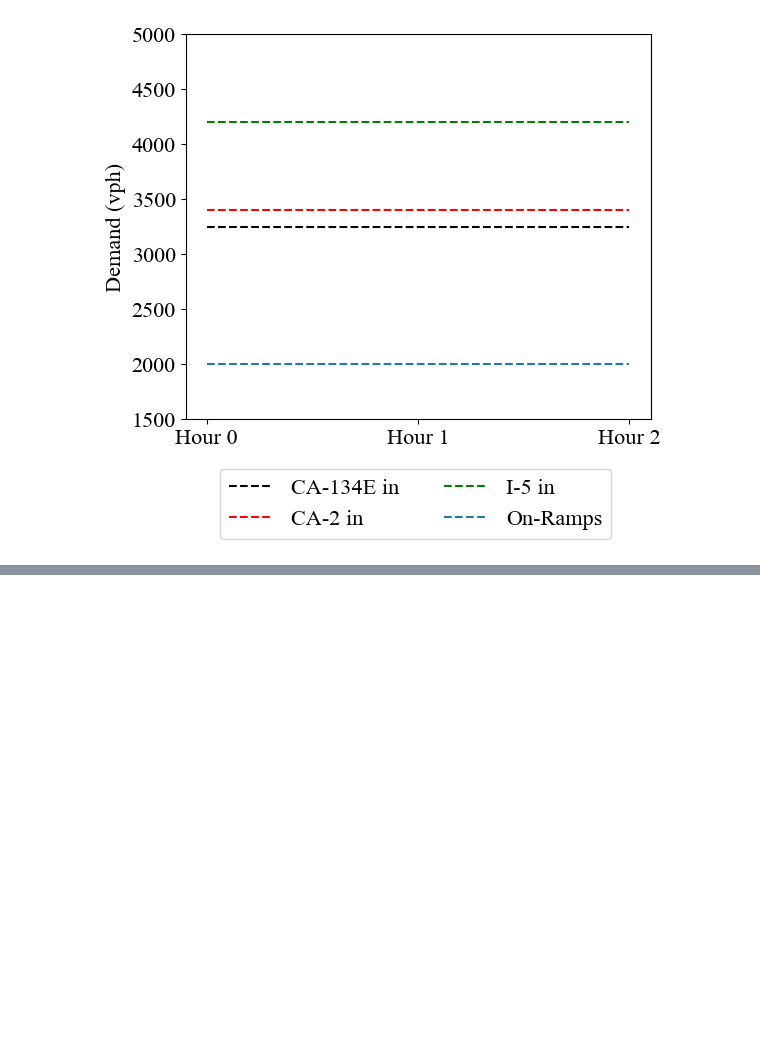
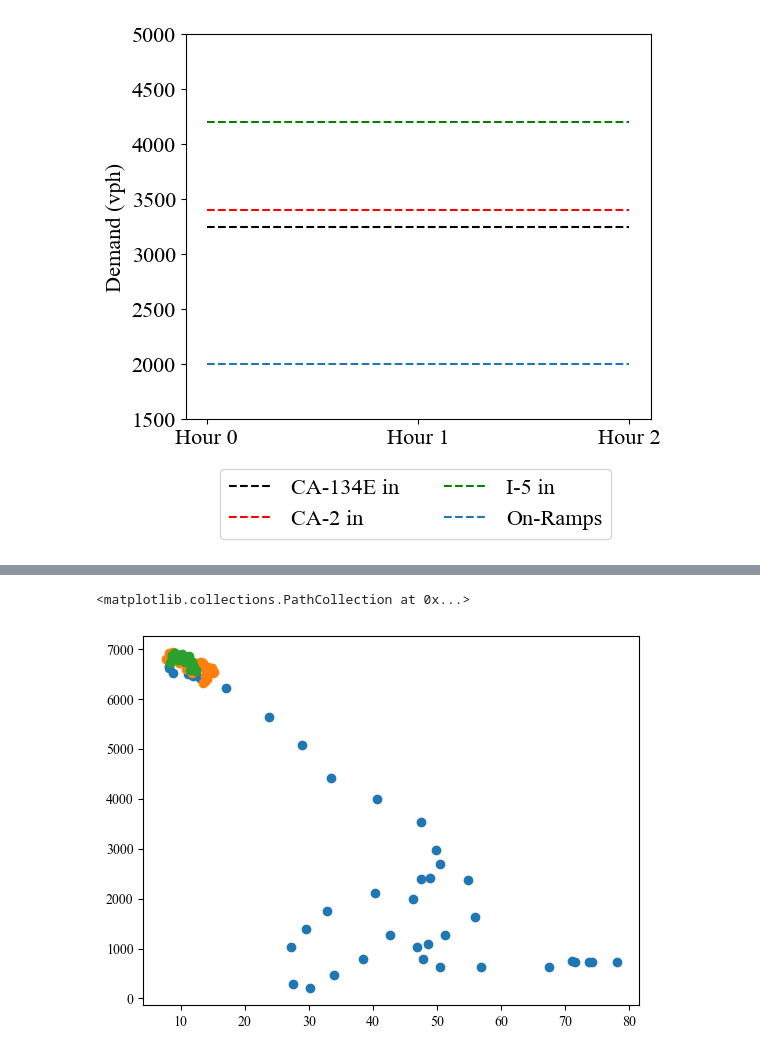
Before and after one commit to wzh96/SUMO_TrafficNetwork, a Jupyter notebook: 2DNetwork/Plots_2D.ipynb, the cells around one changed output, grey strips where cells are left out. Saved outputs shown, nothing was run; the diff lists cells and outputs as text; code cells hidden in the pictures; blank space fills up the shorter version.

```diff
--- a/2DNetwork/Plots_2D.ipynb
+++ b/2DNetwork/Plots_2D.ipynb
@@ -347,0 +378,7 @@ plt.show()
+# %%
+plt.scatter(occupancy_all_open.iloc[:,0], flow_all_open.iloc[:,0])
+plt.scatter(occupancy_all_ALIANA.iloc[:,0], flow_all_ALIANA.iloc[:,0])
+plt.scatter(occupancy_all_MPC_R4.iloc[:,0], flow_all_MPC_R4.iloc[:,0])
+# %% [output]
+<matplotlib.collections.PathCollection at 0x...>
+[figure, added]
```
Also changed, not shown: parts of 10 cells of this notebook, 19 other files.
